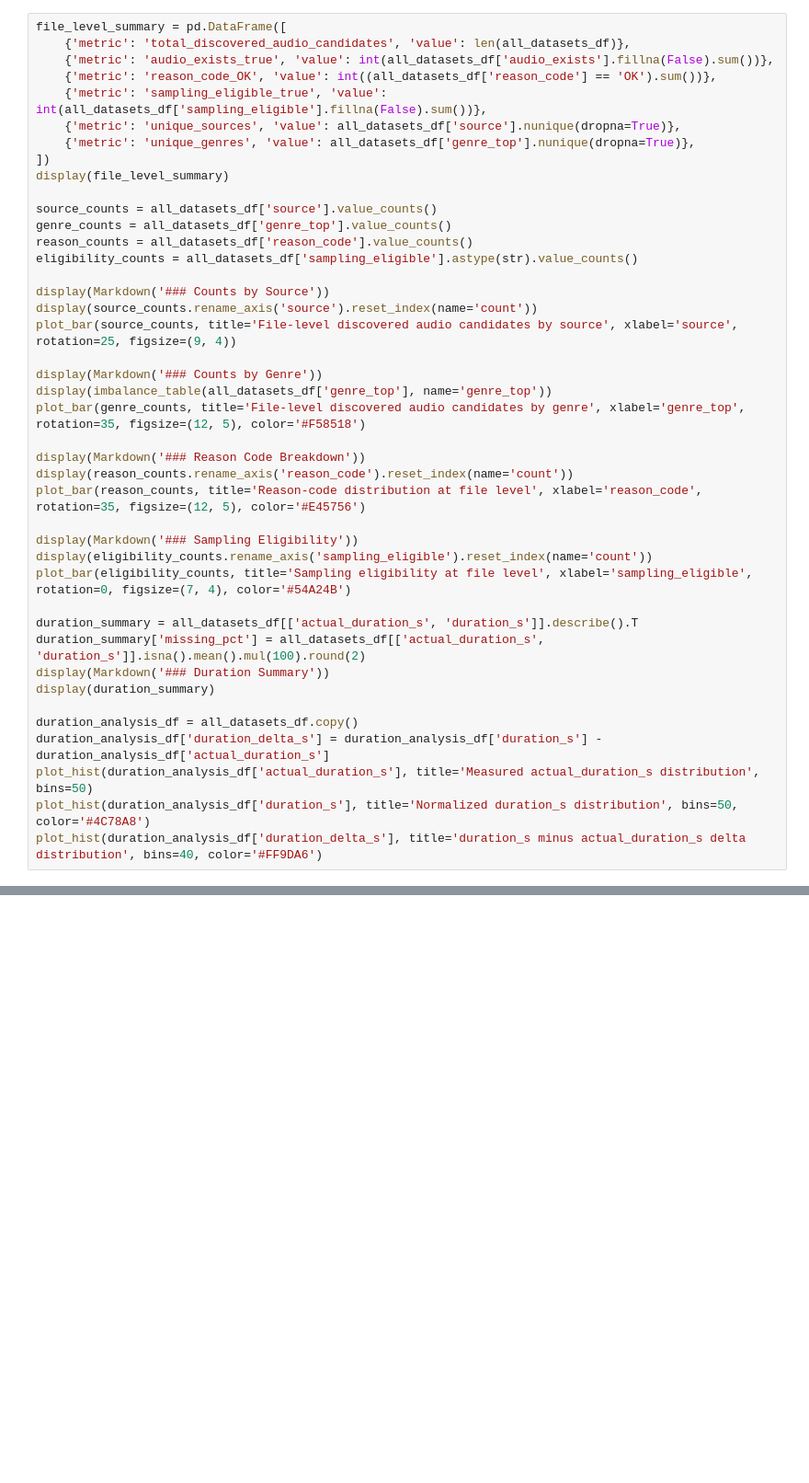
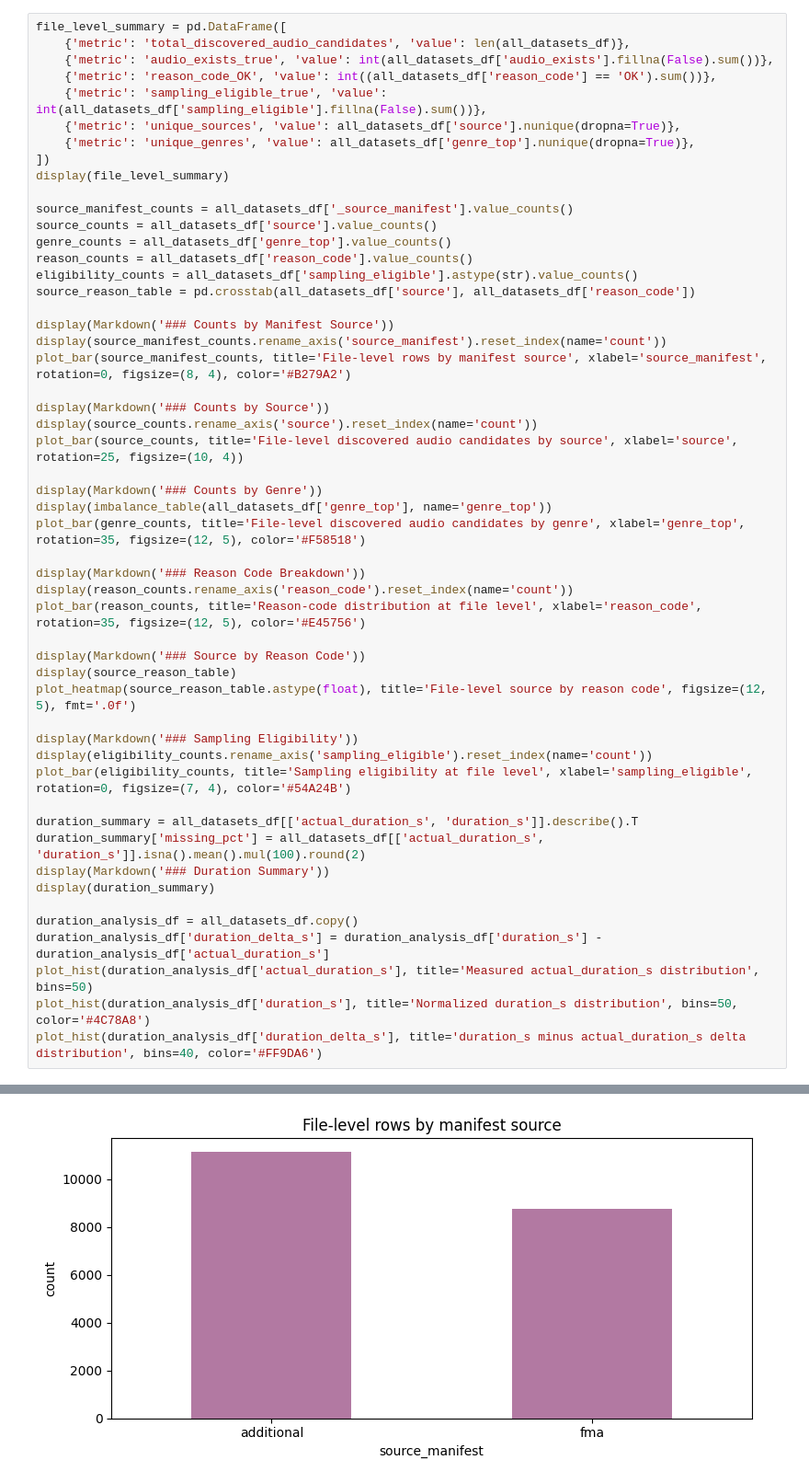
Before and after one commit to howienguyen/machine-learning-1, a Jupyter notebook: MelCNN-MGR/model_training/2_MelCNN_MGR_Manifest_LogMel_EDA.ipynb, the cells around one changed output, grey strips where cells are left out. Shown at 92% size. Saved outputs shown, nothing was run; the diff lists cells and outputs as text; blank space fills up the shorter version.

```diff
--- a/MelCNN-MGR/model_training/2_MelCNN_MGR_Manifest_LogMel_EDA.ipynb
+++ b/MelCNN-MGR/model_training/2_MelCNN_MGR_Manifest_LogMel_EDA.ipynb
@@ -292,14 +547,20 @@ file_level_summary = pd.DataFrame([
 ])
 display(file_level_summary)
 
+source_manifest_counts = all_datasets_df['_source_manifest'].value_counts()
 source_counts = all_datasets_df['source'].value_counts()
 genre_counts = all_datasets_df['genre_top'].value_counts()
 reason_counts = all_datasets_df['reason_code'].value_counts()
 eligibility_counts = all_datasets_df['sampling_eligible'].astype(str).value_counts()
+source_reason_table = pd.crosstab(all_datasets_df['source'], all_datasets_df['reason_code'])
+
+display(Markdown('### Counts by Manifest Source'))
+display(source_manifest_counts.rename_axis('source_manifest').reset_index(name='count'))
+plot_bar(source_manifest_counts, title='File-level rows by manifest source', xlabel='source_manifest', rotation=0, figsize=(8, 4), color='#B279A2')
 
 display(Markdown('### Counts by Source'))
 display(source_counts.rename_axis('source').reset_index(name='count'))
-plot_bar(source_counts, title='File-level discovered audio candidates by source', xlabel='source', rotation=25, figsize=(9, 4))
+plot_bar(source_counts, title='File-level discovered audio candidates by source', xlabel='source', rotation=25, figsize=(10, 4))
 
 display(Markdown('### Counts by Genre'))
 display(imbalance_table(all_datasets_df['genre_top'], name='genre_top'))
@@ -308,6 +569,10 @@ plot_bar(genre_counts, title='File-level discovered audio candidates by genre',
 display(Markdown('### Reason Code Breakdown'))
 display(reason_counts.rename_axis('reason_code').reset_index(name='count'))
 plot_bar(reason_counts, title='Reason-code distribution at file level', xlabel='reason_code', rotation=35, figsize=(12, 5), color='#E45756')
+
+display(Markdown('### Source by Reason Code'))
+display(source_reason_table)
+plot_heatmap(source_reason_table.astype(float), title='File-level source by reason code', figsize=(12, 5), fmt='.0f')
 
 display(Markdown('### Sampling Eligibility'))
 display(eligibility_counts.rename_axis('sampling_eligible').reset_index(name='count'))
@@ -323,3 +588,4 @@ duration_analysis_df['duration_delta_s'] = duration_analysis_df['duration_s'] -
 plot_hist(duration_analysis_df['actual_duration_s'], title='Measured actual_duration_s distribution', bins=50)
 plot_hist(duration_analysis_df['duration_s'], title='Normalized duration_s distribution', bins=50, color='#4C78A8')
 plot_hist(duration_analysis_df['duration_delta_s'], title='duration_s minus actual_duration_s delta distribution', bins=40, color='#FF9DA6')
+# %% [output]
@@ -325,0 +603 @@ plot_hist(duration_analysis_df['duration_delta_s'], title='duration_s minus actu
+[figure, added]
```
Also changed, not shown: parts of 15 cells of this notebook, 35 other files.
